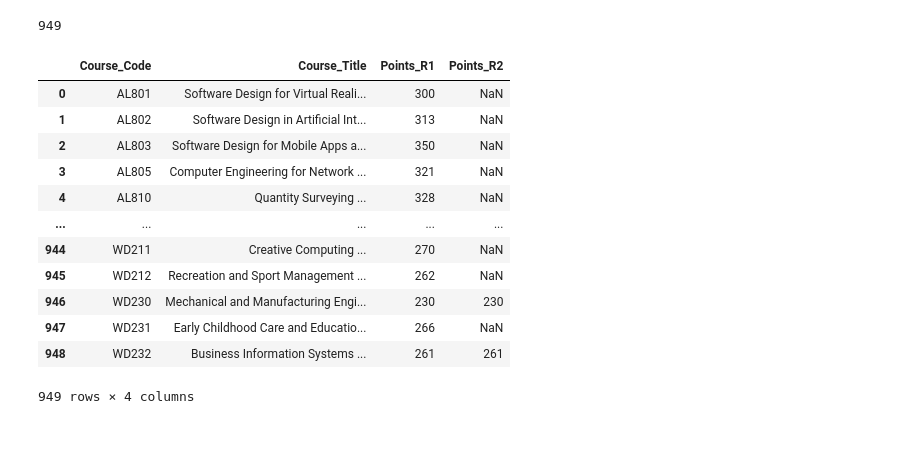
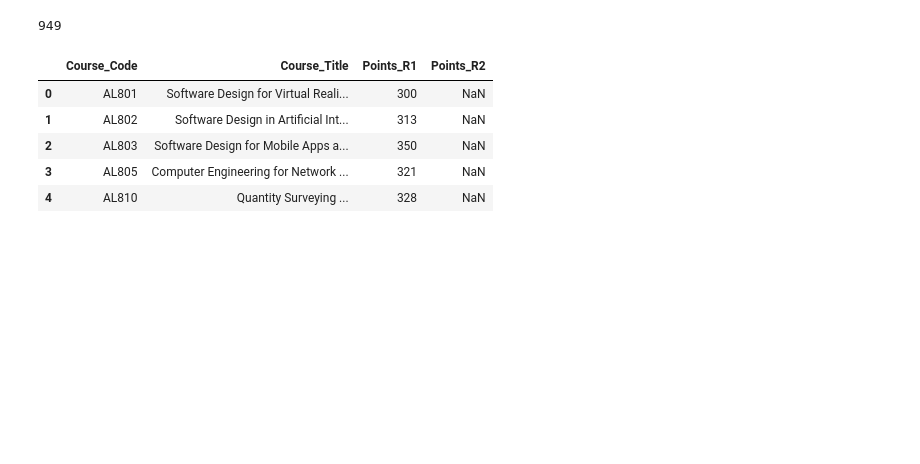
Before and after one commit to G00398258/fundsofda-assessment, a Jupyter notebook: cao.ipynb, the cells around one changed output. Saved outputs shown, nothing was run; the diff lists cells and outputs as text; code cells hidden in the pictures; blank space fills up the shorter version.

```diff
--- a/cao.ipynb
+++ b/cao.ipynb
@@ -78,21 +88,16 @@ with open(csv_path,'w') as f:
 # %%
 # Create a dataframe for the 2021 data with column names
 df21 = pd.read_csv(csv_path, header=None, names=["Course_Code", "Course_Title", "Points_R1", "Points_R2"])
-df21
+
+# Show the first 5 rows of the new dataframe
+df21.head()
 # %% [output]
 |  | Course_Code | Course_Title | Points_R1 | Points_R2 |
 | 0 | AL801 | Software Design for Virtual Reali... | 300 | NaN |
 | 1 | AL802 | Software Design in Artificial Int... | 313 | NaN |
 | 2 | AL803 | Software Design for Mobile Apps a... | 350 | NaN |
 | 3 | AL805 | Computer Engineering for Network ... | 321 | NaN |
 | 4 | AL810 | Quantity Surveying ... | 328 | NaN |
-| ... | ... | ... | ... | ... |
-| 944 | WD211 | Creative Computing ... | 270 | NaN |
-| 945 | WD212 | Recreation and Sport Management ... | 262 | NaN |
-| 946 | WD230 | Mechanical and Manufacturing Engi... | 230 | 230 |
-| 947 | WD231 | Early Childhood Care and Educatio... | 266 | NaN |
-| 948 | WD232 | Business Information Systems ... | 261 | 261 |
-949 rows × 4 columns
 # %% [markdown]
 <br>
 # %% [markdown]
```
Also changed, not shown: parts of 27 cells of this notebook.
